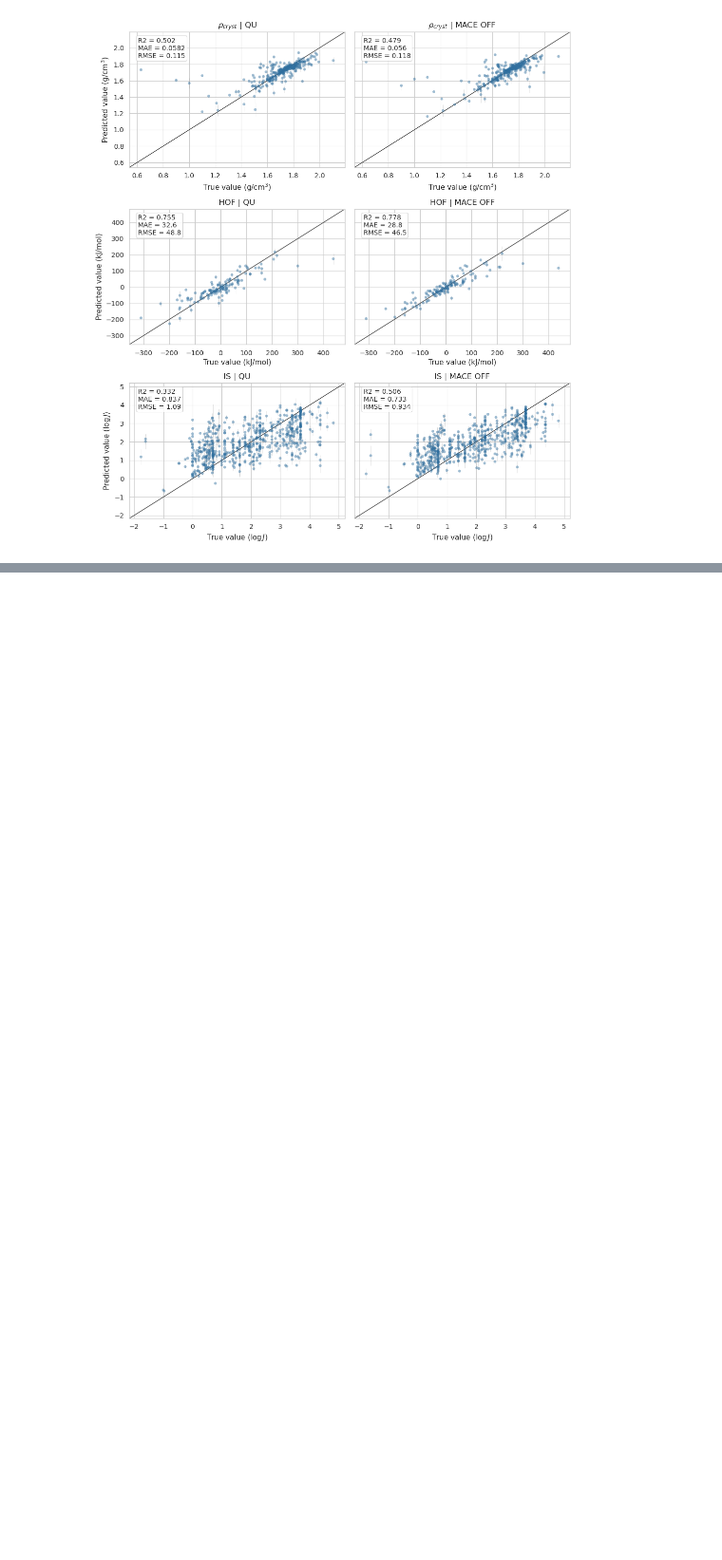
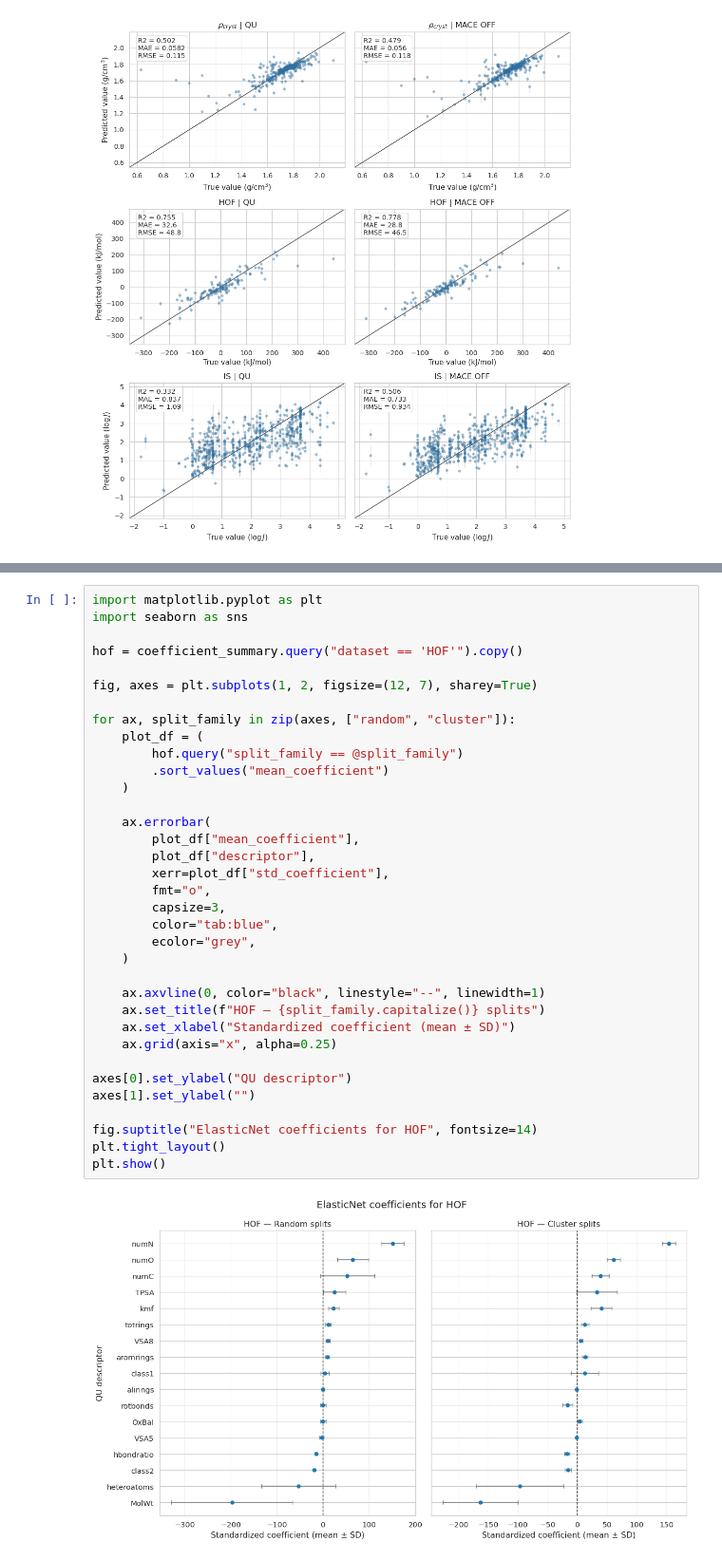
Before and after one commit to CABackman/fm-4-em, a Jupyter notebook: 06_NOTEBOOKS/04_results_processing.ipynb, the cells around one changed output, grey strips where cells are left out. Shown at 95% size. Saved outputs shown, nothing was run; the diff lists cells and outputs as text; blank space fills up the shorter version.

Commit message:
added in coefficient analysis for QU-LN

```diff
--- a/06_NOTEBOOKS/04_results_processing.ipynb
+++ b/06_NOTEBOOKS/04_results_processing.ipynb
@@ -644,0 +778,37 @@ fig = plot_parity_grid(
+# %%
+import matplotlib.pyplot as plt
+import seaborn as sns
+
+hof = coefficient_summary.query("dataset == 'HOF'").copy()
+
+fig, axes = plt.subplots(1, 2, figsize=(12, 7), sharey=True)
+
+for ax, split_family in zip(axes, ["random", "cluster"]):
+    plot_df = (
+        hof.query("split_family == @split_family")
+        .sort_values("mean_coefficient")
+    )
+
+    ax.errorbar(
+        plot_df["mean_coefficient"],
+        plot_df["descriptor"],
+        xerr=plot_df["std_coefficient"],
+        fmt="o",
+        capsize=3,
+        color="tab:blue",
+        ecolor="grey",
+    )
+
+    ax.axvline(0, color="black", linestyle="--", linewidth=1)
+    ax.set_title(f"HOF — {split_family.capitalize()} splits")
+    ax.set_xlabel("Standardized coefficient (mean ± SD)")
+    ax.grid(axis="x", alpha=0.25)
+
+axes[0].set_ylabel("QU descriptor")
+axes[1].set_ylabel("")
+
+fig.suptitle("ElasticNet coefficients for HOF", fontsize=14)
+plt.tight_layout()
+plt.show()
+# %% [output]
+[figure, added]
```
Also changed, not shown: parts of 6 cells of this notebook, 4 other files.
